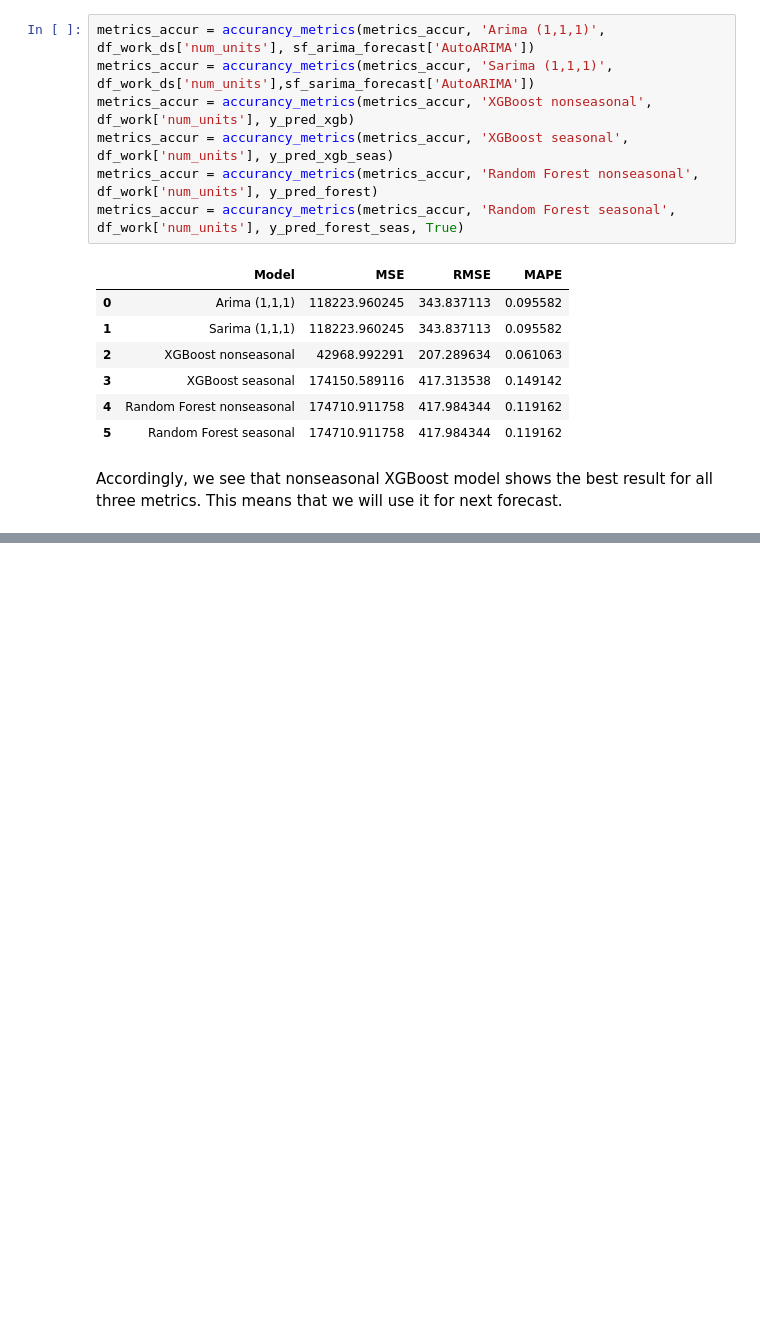
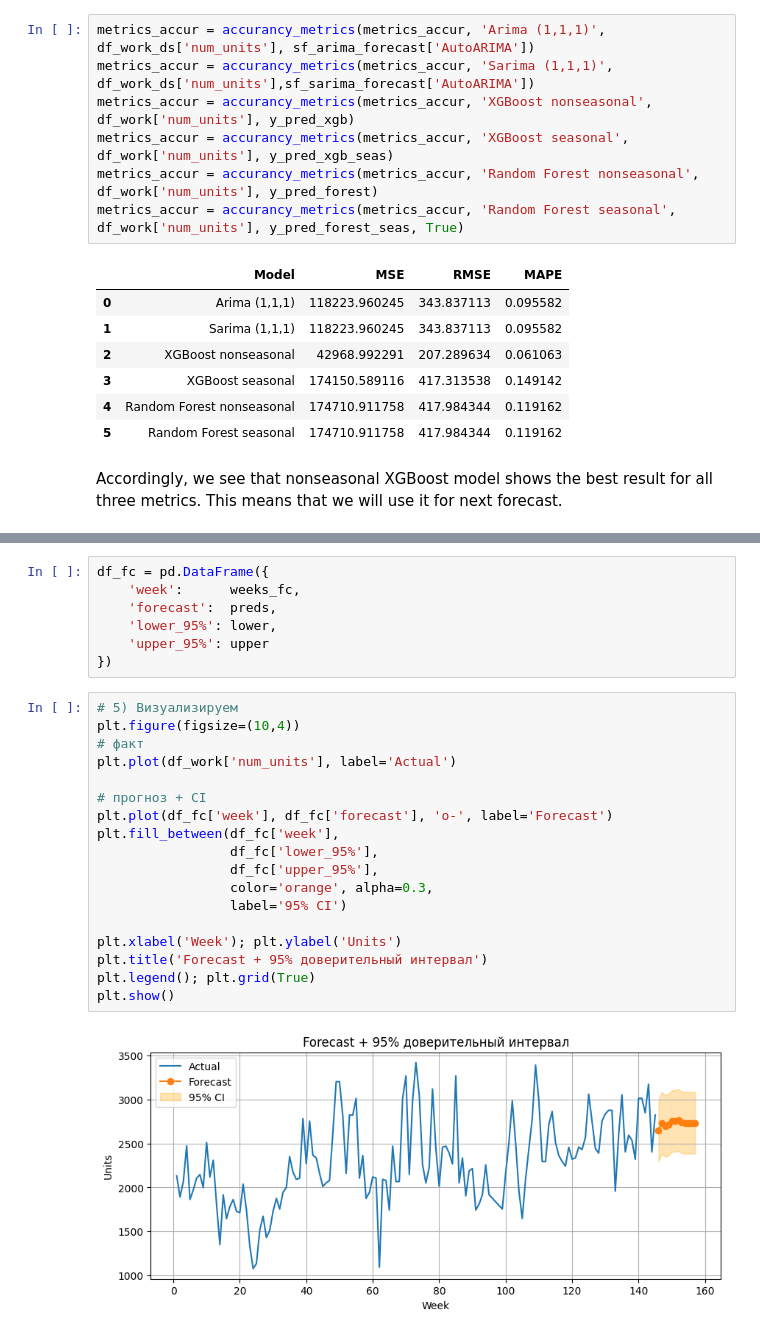
Before and after one commit to AwanRaskall/ml-demand-driven-order-planning, a Jupyter notebook: product_demand_prediction.ipynb, the cells around one changed output, grey strips where cells are left out. Saved outputs shown, nothing was run; the diff lists cells and outputs as text; blank space fills up the shorter version.

Commit message:
First attempt at forecast

```diff
--- a/product_demand_prediction.ipynb
+++ b/product_demand_prediction.ipynb
@@ -1304,0 +1355,27 @@ Accordingly, we see that nonseasonal XGBoost model shows the best result for all
+# %%
+df_fc = pd.DataFrame({
+    'week':      weeks_fc,
+    'forecast':  preds,
+    'lower_95%': lower,
+    'upper_95%': upper
+})
+# %%
+# 5) Визуализируем
+plt.figure(figsize=(10,4))
+# факт
+plt.plot(df_work['num_units'], label='Actual')
+
+# прогноз + CI
+plt.plot(df_fc['week'], df_fc['forecast'], 'o-', label='Forecast')
+plt.fill_between(df_fc['week'],
+                 df_fc['lower_95%'],
+                 df_fc['upper_95%'],
+                 color='orange', alpha=0.3,
+                 label='95% CI')
+
+plt.xlabel('Week'); plt.ylabel('Units')
+plt.title('Forecast + 95% доверительный интервал')
+plt.legend(); plt.grid(True)
+plt.show()
+# %% [output]
+[figure, added]
```
Also changed, not shown: parts of 2 cells of this notebook.
